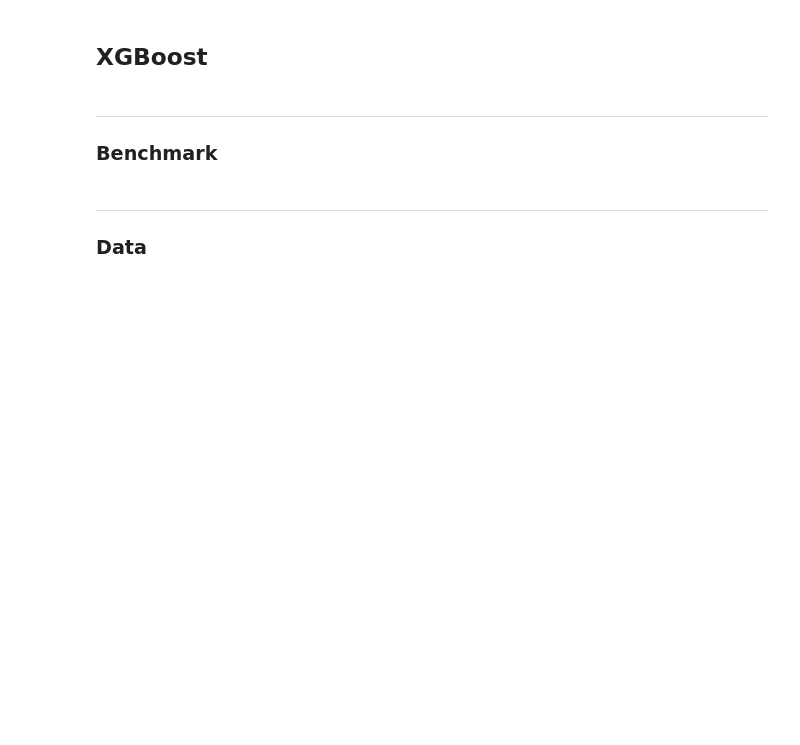
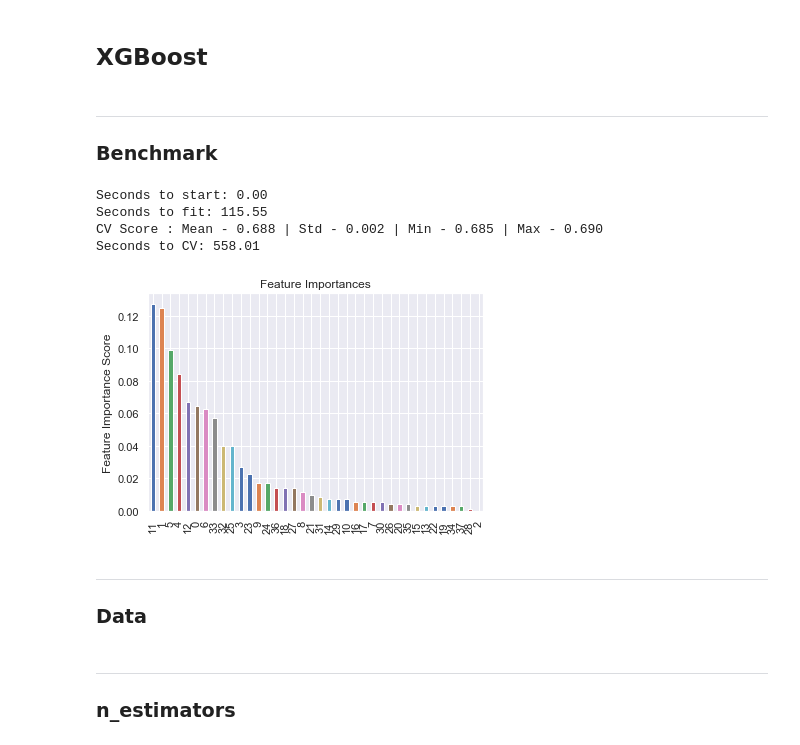
Before and after one commit to blairdev1023/kaggle_credit_comp, a Jupyter notebook: modeling_xgboost.ipynb, the cells around one changed output. Drawn from its saved outputs; the diff is of its cells as text; code cells hidden in the pictures; blank space fills up the shorter version.

```diff
--- a/modeling_xgboost.ipynb
+++ b/modeling_xgboost.ipynb
@@ -111,6 +111,16 @@ df.head()
 # %% [markdown]
 ---
 ### Benchmark
+# %%
+model = XGBClassifier()
+
+model_fit(model, train, target, feature_importance=True)
+# %% [output]
+Seconds to start: 0.00
+Seconds to fit: 115.55
+CV Score : Mean - 0.688 | Std - 0.002 | Min - 0.685 | Max - 0.690
+Seconds to CV: 558.01
+[figure, added]
 # %% [markdown]
 ---
 ### Data
@@ -116,0 +129,3 @@ df.head()
+# %% [markdown]
+---
+### n_estimators
```
Also changed, not shown: parts of 40 cells of this notebook.
